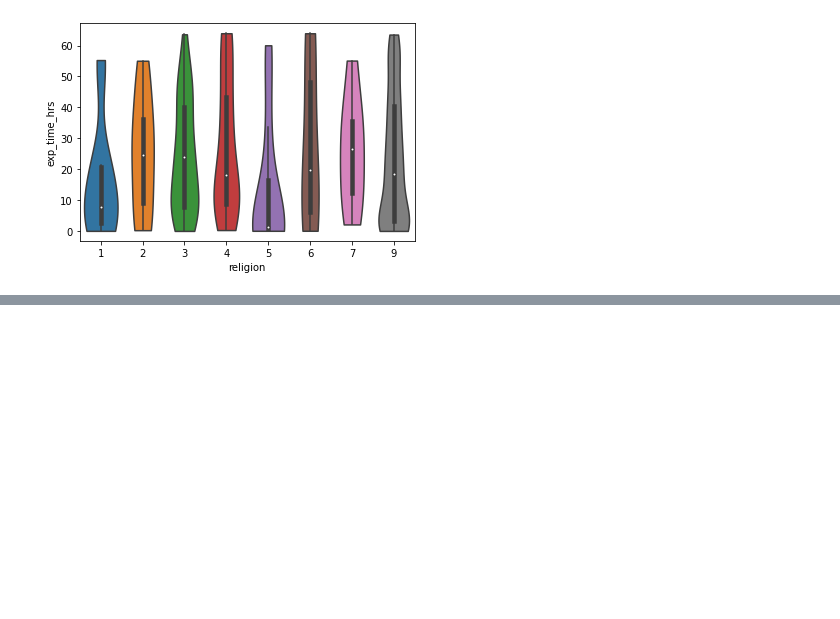
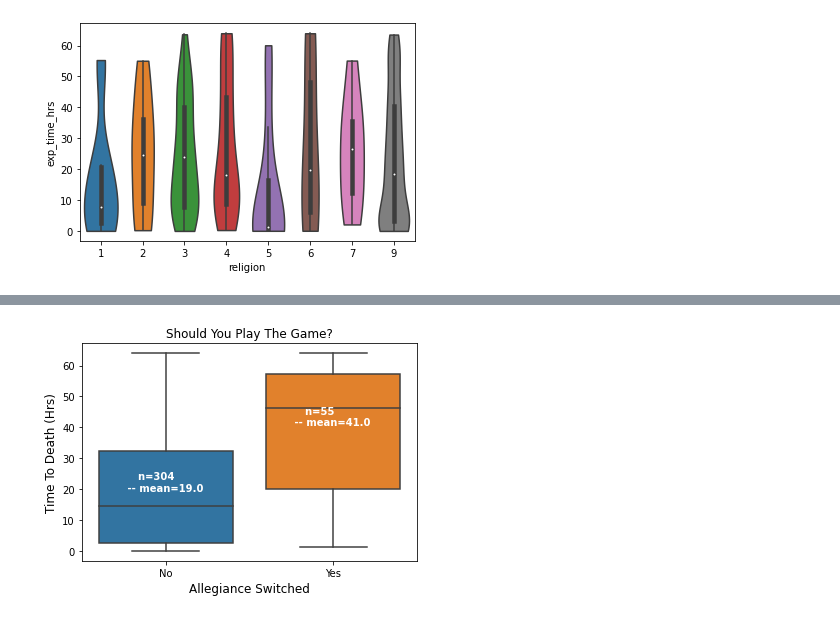
Before and after one commit to hanewinckel/ppas-python, a Jupyter notebook: notebooks/DataManipulation-Python-PPAS.ipynb, the cells around one changed output, grey strips where cells are left out. Saved outputs shown, nothing was run; the diff lists cells and outputs as text; code cells hidden in the pictures; blank space fills up the shorter version.

```diff
--- a/notebooks/DataManipulation-Python-PPAS.ipynb
+++ b/notebooks/DataManipulation-Python-PPAS.ipynb
@@ -551,0 +653,45 @@ sns.violinplot(data=df, x='religion',y='exp_time_hrs',cut=0)
+# %%
+# Recoding stuff for cleanliness of plots
+df['allegiance_switched'] = df['allegiance_switched'].apply(lambda x: 'Yes' if x == 2 else 'No')
+df['sex'] = df['sex'].apply(lambda x: 'F' if x == 2 else 'M')
+religion_map = {1 : 'Great Stallion',
+                2 : 'Lord of Light',
+                3 : 'Faith of the Seven',
+                4 : 'Old Gods',
+                5 : 'Drowned God',
+                6 : 'Many Faced God',
+                7 : 'Other',
+                9 : 'Unknown'}
+df['religion'] = df['religion'].apply(lambda x: religion_map[x])
+allegiance_map = {1 : 'Stark',
+                2 : 'Targaryen',
+                3 : 'Nights Watch',
+                4 : 'Lannister',
+                5 : 'Greyjoy',
+                6 : 'Bolton',
+                7 : 'Frey',
+                8 : 'Other',
+                9 : 'Unknown'}
+df['allegiance_last'] = df['allegiance_last'].apply(lambda x: allegiance_map[x])
+# %%
+df_to_plot = df.copy()
+# %%
+x_tick_order = ['No', 'Yes']
+p = sns.boxplot(data=df_to_plot,
+                x='allegiance_switched',
+                y='exp_time_hrs', order=x_tick_order)
+
+p.set_xlabel("Allegiance Switched", fontsize='large')
+p.set_ylabel("Time To Death (Hrs)", fontsize='large')
+p.set_title("Should You Play The Game?")
+
+for j in p.get_xticks():
+    x_pos = j - 0.25
+    x_pos_label = x_tick_order[j]
+    row_filter = (df_to_plot['allegiance_switched']==x_pos_label)
+    y_pos = np.mean(df_to_plot[row_filter]['exp_time_hrs'])
+    label = "    n=" + str(df_to_plot[row_filter].shape[0]) + "\n -- mean="+ str(np.round(y_pos))
+    # print(x_pos, y_pos, label)
+    p.text(x=x_pos, y=y_pos, s=label, fontsize='medium', color='white', fontweight='heavy')
+# %% [output]
+[figure, added]
```
Also changed, not shown: parts of 48 cells of this notebook.
